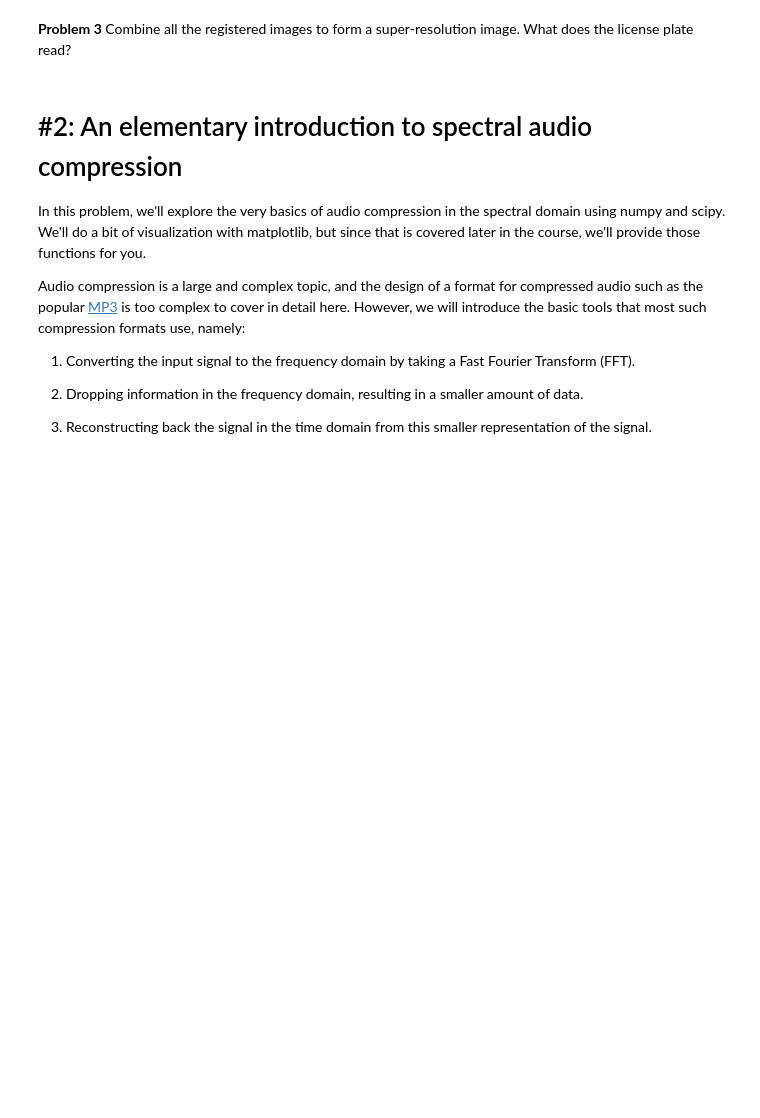
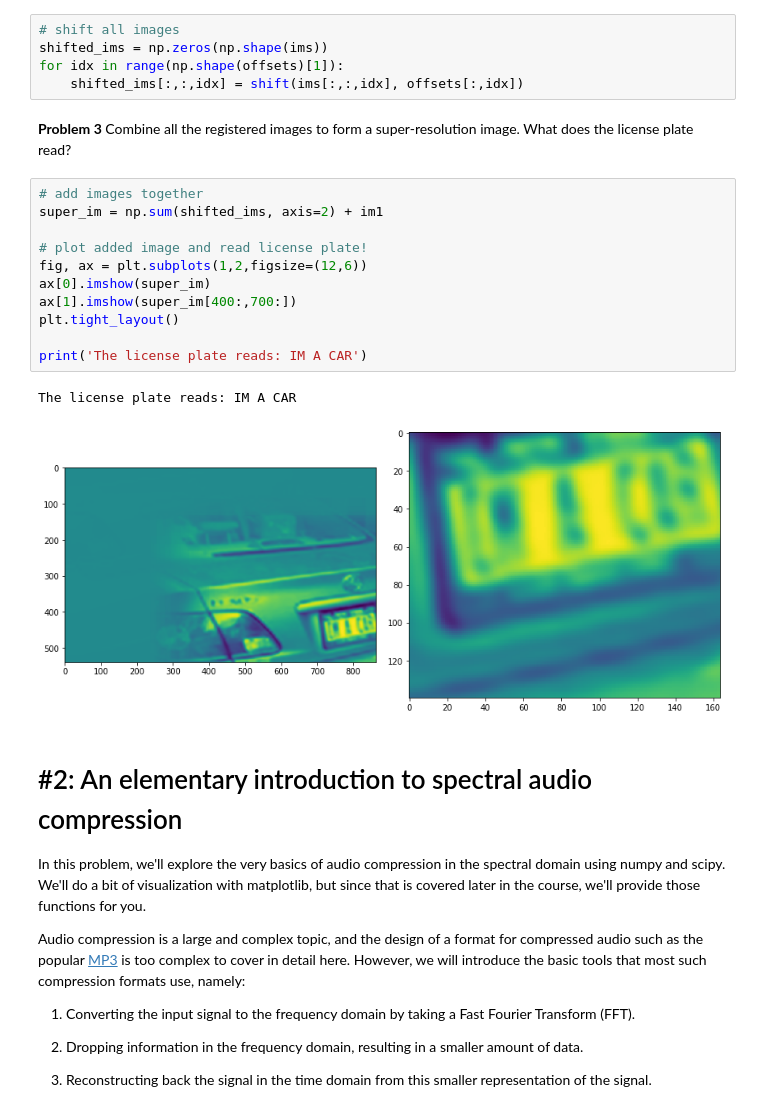
Before and after one commit to benstahl92/python-ay250-homeworks, a Jupyter notebook: hw_1/hw_1_assignment.ipynb, the cells around one changed output. Cells and saved outputs as stored; diff of their text form; blank space fills up the shorter version.

```diff
--- a/hw_1/hw_1_assignment.ipynb
+++ b/hw_1/hw_1_assignment.ipynb
@@ -158,7 +177,26 @@ np.unravel_index(np.argmax(x2), x2.shape)
 # %% [markdown]
 **Problem 2** Shift each image to register the frames to the original (expanded in size) frame. You should, in general, be shifting by subpixel offsets. You might want to look at `scipy.ndimage.interpolation.shift`
+# %%
+# shift all images
+shifted_ims = np.zeros(np.shape(ims))
+for idx in range(np.shape(offsets)[1]):
+    shifted_ims[:,:,idx] = shift(ims[:,:,idx], offsets[:,idx])
 # %% [markdown]
 **Problem 3** Combine all the registered images to form a super-resolution image. What does the license plate read?
+# %%
+# add images together
+super_im = np.sum(shifted_ims, axis=2) + im1
+
+# plot added image and read license plate!
+fig, ax = plt.subplots(1,2,figsize=(12,6))
+ax[0].imshow(super_im)
+ax[1].imshow(super_im[400:,700:])
+plt.tight_layout()
+
+print('The license plate reads: IM A CAR')
+# %% [output]
+The license plate reads: IM A CAR
+[figure, added]
 # %% [markdown]
 # #2: An elementary introduction to spectral audio compression
 
```
Also changed, not shown: parts of 31 cells of this notebook.
